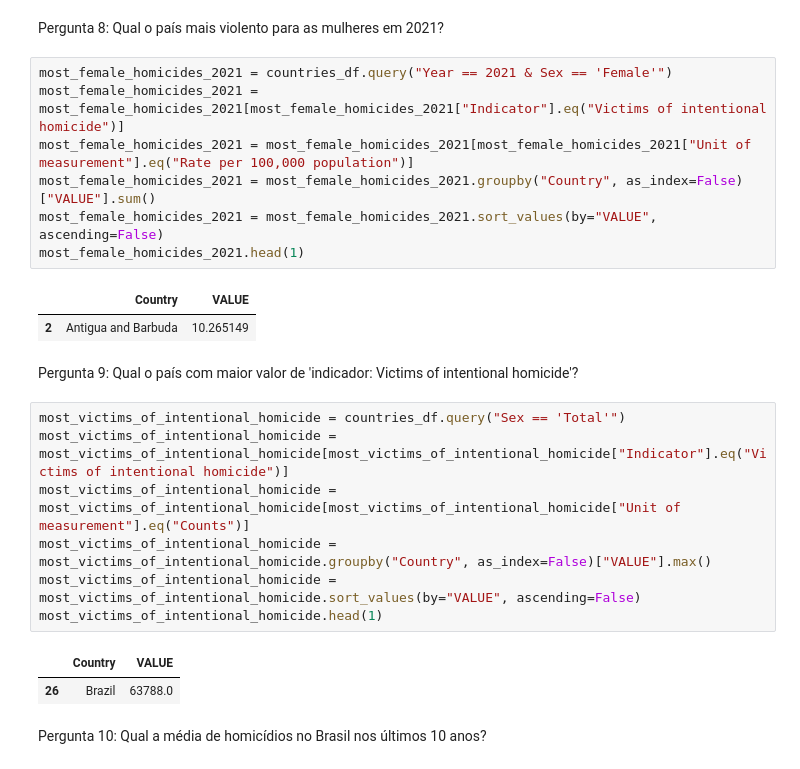
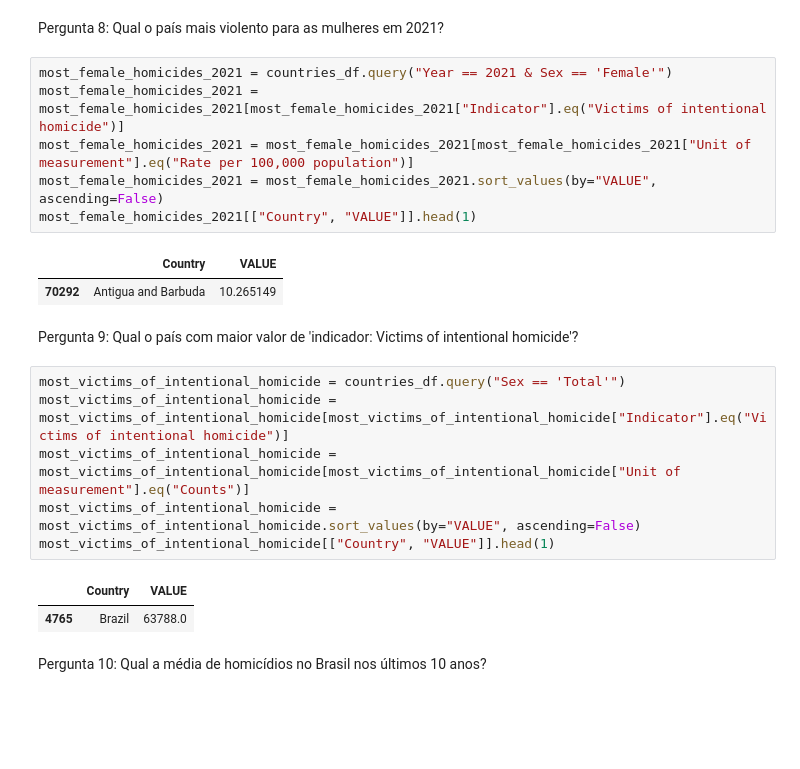
Before and after one commit to joaopaulogui/trabalho-analise-exploratoria-e-regressao, a Jupyter notebook: questoes.ipynb, the cells around one changed output. Drawn from its saved outputs; the diff is of its cells as text; blank space fills up the shorter version.

```diff
--- a/questoes.ipynb
+++ b/questoes.ipynb
@@ -240,25 +240,23 @@ Pergunta 8: Qual o país mais violento para as mulheres em 2021?
 # %%
 most_female_homicides_2021 = countries_df.query("Year == 2021 & Sex == 'Female'")
 most_female_homicides_2021 = most_female_homicides_2021[most_female_homicides_2021["Indicator"].eq("Victims of intentional homicide")]
 most_female_homicides_2021 = most_female_homicides_2021[most_female_homicides_2021["Unit of measurement"].eq("Rate per 100,000 population")]
-most_female_homicides_2021 = most_female_homicides_2021.groupby("Country", as_index=False)["VALUE"].sum()
 most_female_homicides_2021 = most_female_homicides_2021.sort_values(by="VALUE", ascending=False)
-most_female_homicides_2021.head(1)
+most_female_homicides_2021[["Country", "VALUE"]].head(1)
 # %% [output]
 |  | Country | VALUE |
-| 2 | Antigua and Barbuda | 10.265149 |
+| 70292 | Antigua and Barbuda | 10.265149 |
 # %% [markdown]
 Pergunta 9: Qual o país com maior valor de 'indicador: Victims of intentional homicide'?
 # %%
 most_victims_of_intentional_homicide = countries_df.query("Sex == 'Total'")
 most_victims_of_intentional_homicide = most_victims_of_intentional_homicide[most_victims_of_intentional_homicide["Indicator"].eq("Victims of intentional homicide")]
 most_victims_of_intentional_homicide = most_victims_of_intentional_homicide[most_victims_of_intentional_homicide["Unit of measurement"].eq("Counts")]
-most_victims_of_intentional_homicide = most_victims_of_intentional_homicide.groupby("Country", as_index=False)["VALUE"].max()
 most_victims_of_intentional_homicide = most_victims_of_intentional_homicide.sort_values(by="VALUE", ascending=False)
-most_victims_of_intentional_homicide.head(1)
+most_victims_of_intentional_homicide[["Country", "VALUE"]].head(1)
 # %% [output]
 |  | Country | VALUE |
-| 26 | Brazil | 63788.0 |
+| 4765 | Brazil | 63788.0 |
 # %% [markdown]
 Pergunta 10: Qual a média de homicídios no Brasil nos últimos 10 anos?
 # %%
```
Also changed, not shown: parts of 1 cell of this notebook.
